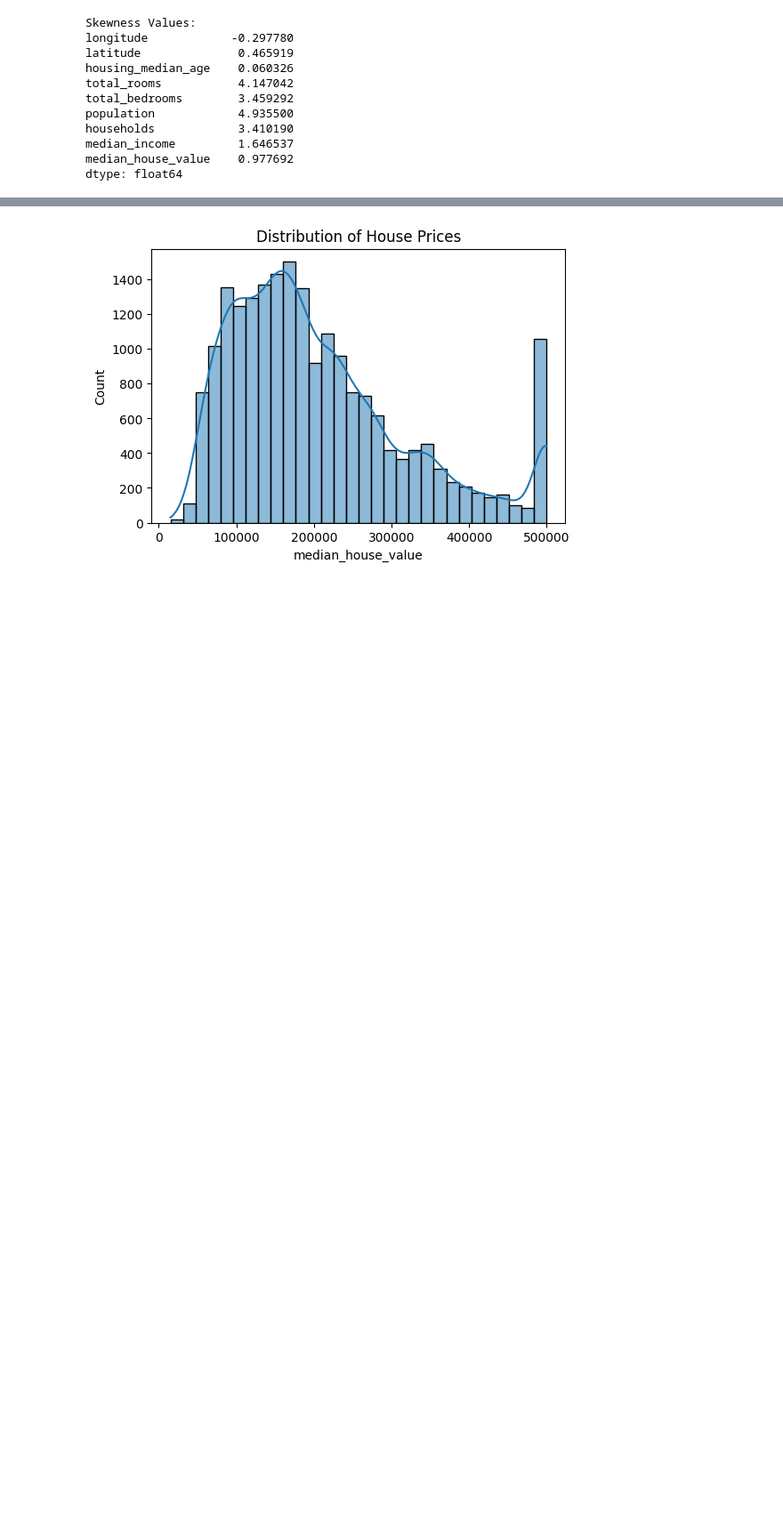
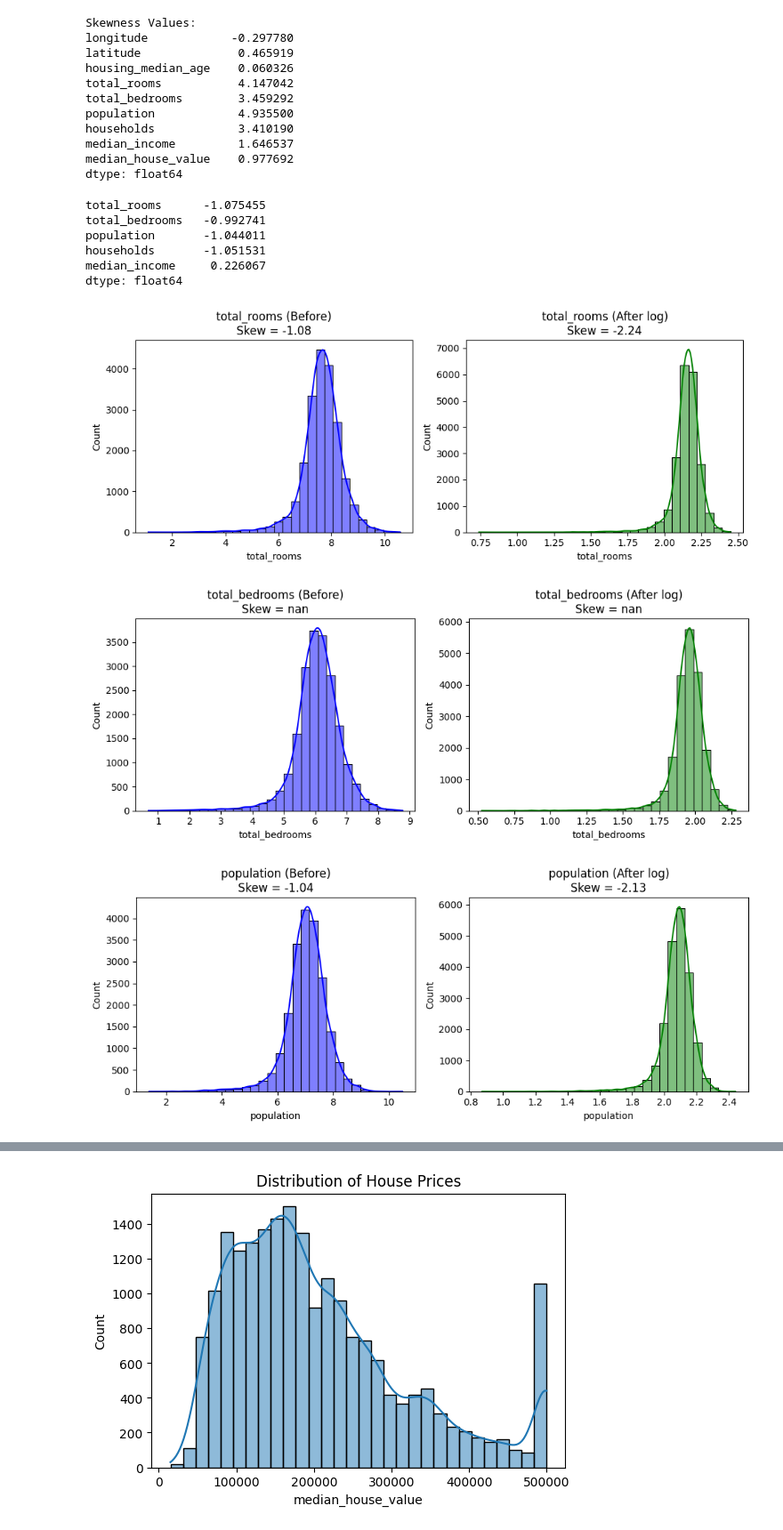
Before and after one commit to Nandhanaa-Mathesvaran/housing, a Jupyter notebook: XGBoost.ipynb, the cells around one changed output, grey strips where cells are left out. Shown at 89% size. Cells and saved outputs as stored; diff of their text form; code cells hidden in the pictures; blank space fills up the shorter version.

```diff
--- a/XGBoost.ipynb
+++ b/XGBoost.ipynb
@@ -112,3 +112,43 @@ households            3.410190
 median_income         1.646537
 median_house_value    0.977692
 dtype: float64
+# %%
+import numpy as np
+
+cols_to_transform = ['total_rooms', 'total_bedrooms', 'population', 'households', 'median_income']
+
+for col in cols_to_transform:
+    df[col] = np.log1p(df[col])
+print(df[cols_to_transform].apply(lambda x: skew(x.dropna())))
+# %% [output]
+total_rooms      -1.075455
+total_bedrooms   -0.992741
+population       -1.044011
+households       -1.051531
+median_income     0.226067
+dtype: float64
+# %%
+import seaborn as sns
+import matplotlib.pyplot as plt
+import numpy as np
+from scipy.stats import skew
+
+cols = ['total_rooms', 'total_bedrooms', 'population', 'households', 'median_income']
+
+for col in cols:
+    plt.figure(figsize=(10,4))
+
+    plt.subplot(1,2,1)
+    sns.histplot(df[col], bins=30, kde=True, color='blue', edgecolor='black')
+    plt.title(f"{col} (Before)\nSkew = {skew(df[col]):.2f}")
+
+    plt.subplot(1,2,2)
+    sns.histplot(np.log1p(df[col]), bins=30, kde=True, color='green', edgecolor='black')
+    plt.title(f"{col} (After log)\nSkew = {skew(np.log1p(df[col])):.2f}")
+
+    plt.tight_layout()
+    plt.show()
+# %% [output]
+[figure, added]
+[figure, added]
+[figure, added]
```
Also changed, not shown: parts of 6 cells of this notebook, 2 other files.
